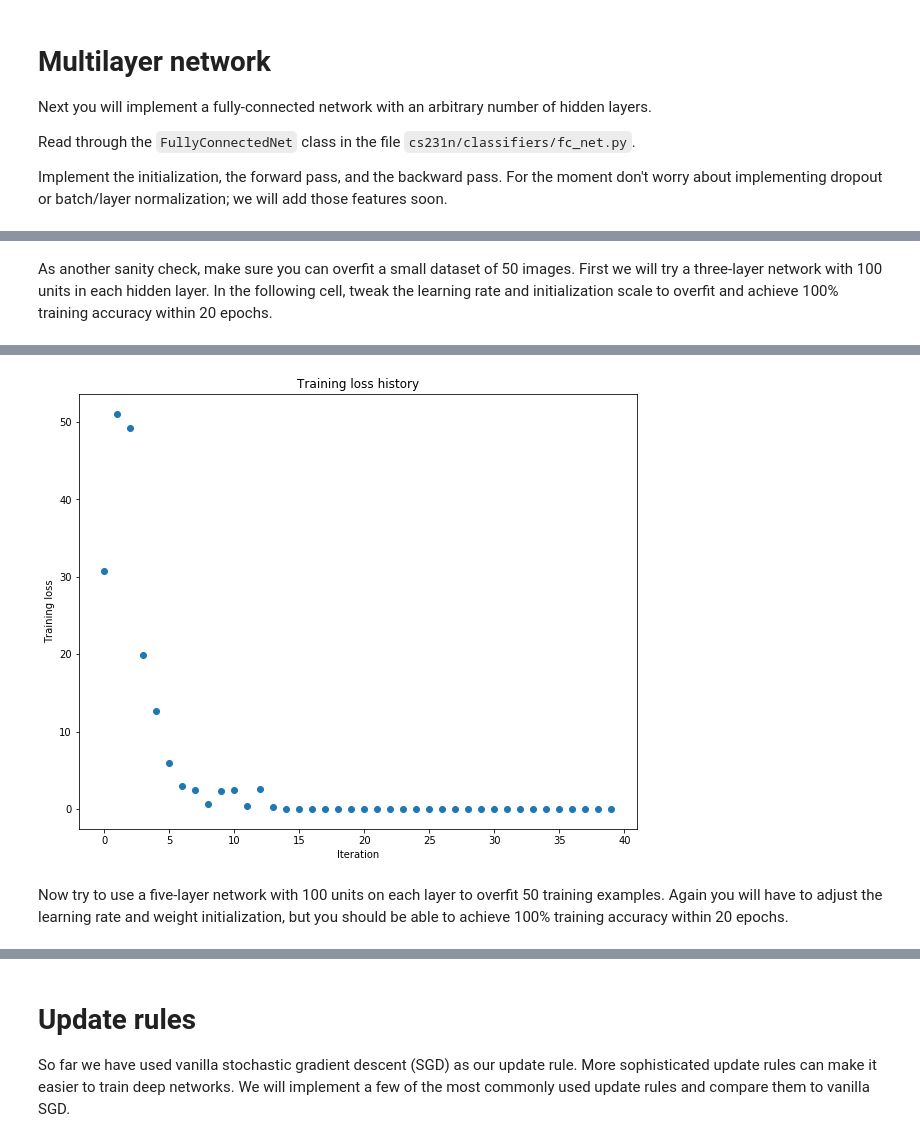
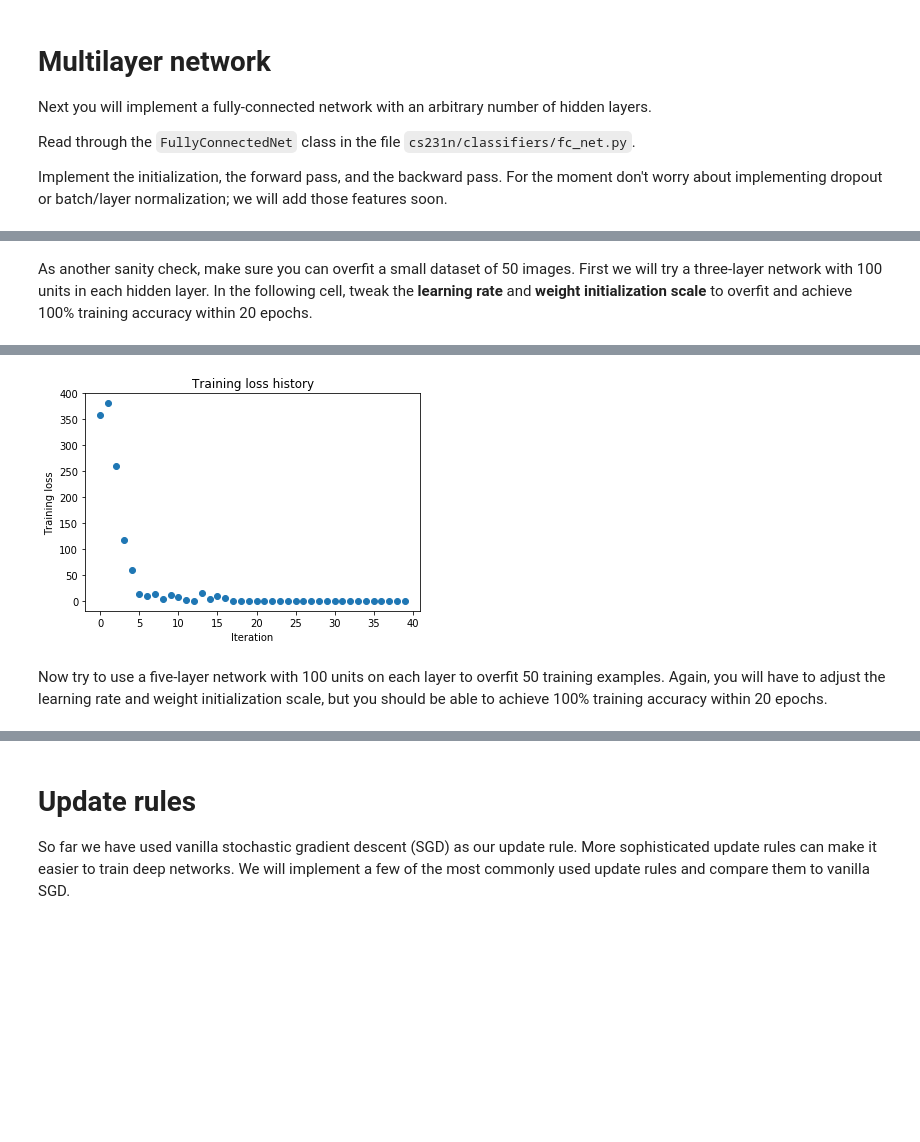
Before and after one commit to SvPolina/assignment2-cs231n, a Jupyter notebook: FullyConnectedNets.ipynb, the cells around one changed output, grey strips where cells are left out. Drawn from its saved outputs; the diff is of its cells as text; code cells hidden in the pictures; blank space fills up the shorter version.

```diff
--- a/FullyConnectedNets.ipynb
+++ b/FullyConnectedNets.ipynb
@@ -442,9 +441,9 @@ b1 relative error: 1.48e-08
 b2 relative error: 1.72e-09
 b3 relative error: 1.80e-10
 # %% [markdown]
-As another sanity check, make sure you can overfit a small dataset of 50 images. First we will try a three-layer network with 100 units in each hidden layer. In the following cell, tweak the learning rate and initialization scale to overfit and achieve 100% training accuracy within 20 epochs.
+As another sanity check, make sure you can overfit a small dataset of 50 images. First we will try a three-layer network with 100 units in each hidden layer. In the following cell, tweak the **learning rate** and **weight initialization scale** to overfit and achieve 100% training accuracy within 20 epochs.
 # %%
-## TODO: Use a three-layer Net to overfit 50 training examples by
+# TODO: Use a three-layer Net to overfit 50 training examples by
 # tweaking just the learning rate and initialization scale.
 
 num_train = 50
@@ -455,8 +454,8 @@ small_data = {
   'y_val': data['y_val'],
 }
 
-weight_scale = 5e-2
-learning_rate = 3e-3
+weight_scale = 1e-1   # Experiment with this!
+learning_rate = 1e-3  # Experiment with this!
 model = FullyConnectedNet([100, 100],
               weight_scale=weight_scale, dtype=np.float64)
 solver = Solver(model, small_data,
@@ -494,6 +493,6 @@ plt.show()
-[figure, old version]
+[figure, new version]
 # %% [markdown]
-Now try to use a five-layer network with 100 units on each layer to overfit 50 training examples. Again you will have to adjust the learning rate and weight initialization, but you should be able to achieve 100% training accuracy within 20 epochs.
+Now try to use a five-layer network with 100 units on each layer to overfit 50 training examples. Again, you will have to adjust the learning rate and weight initialization scale, but you should be able to achieve 100% training accuracy within 20 epochs.
 # %%
 # TODO: Use a five-layer Net to overfit 50 training examples by
 # tweaking just the learning rate and initialization scale.
```
Also changed, not shown: parts of 27 cells of this notebook.
